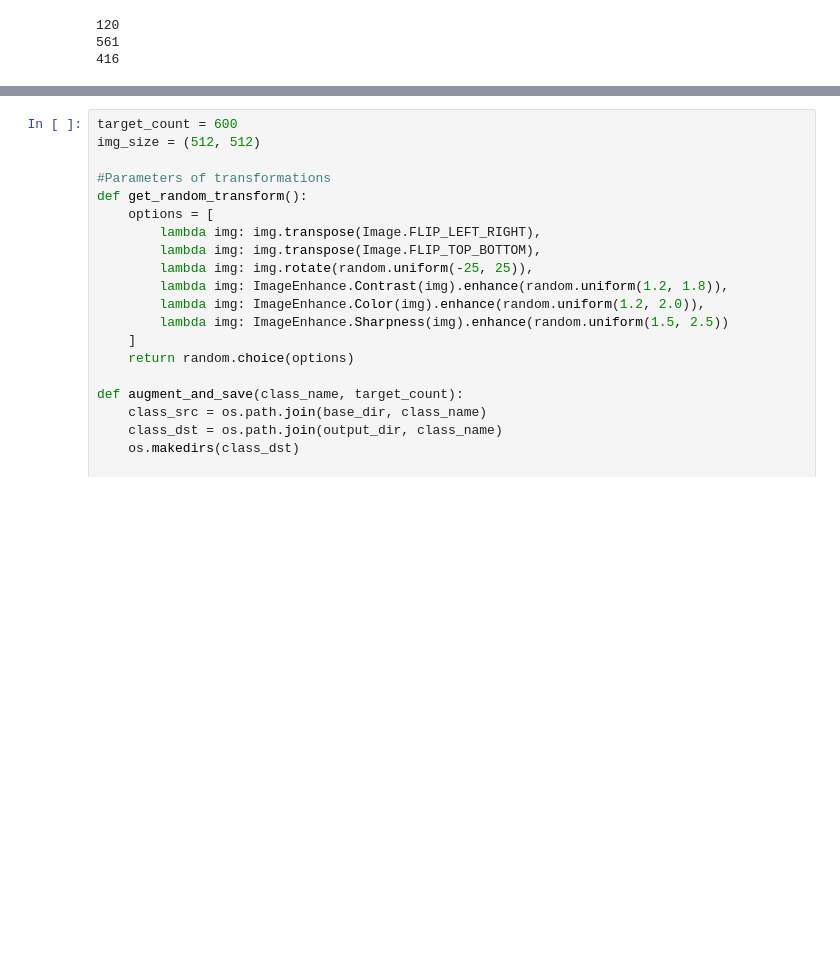
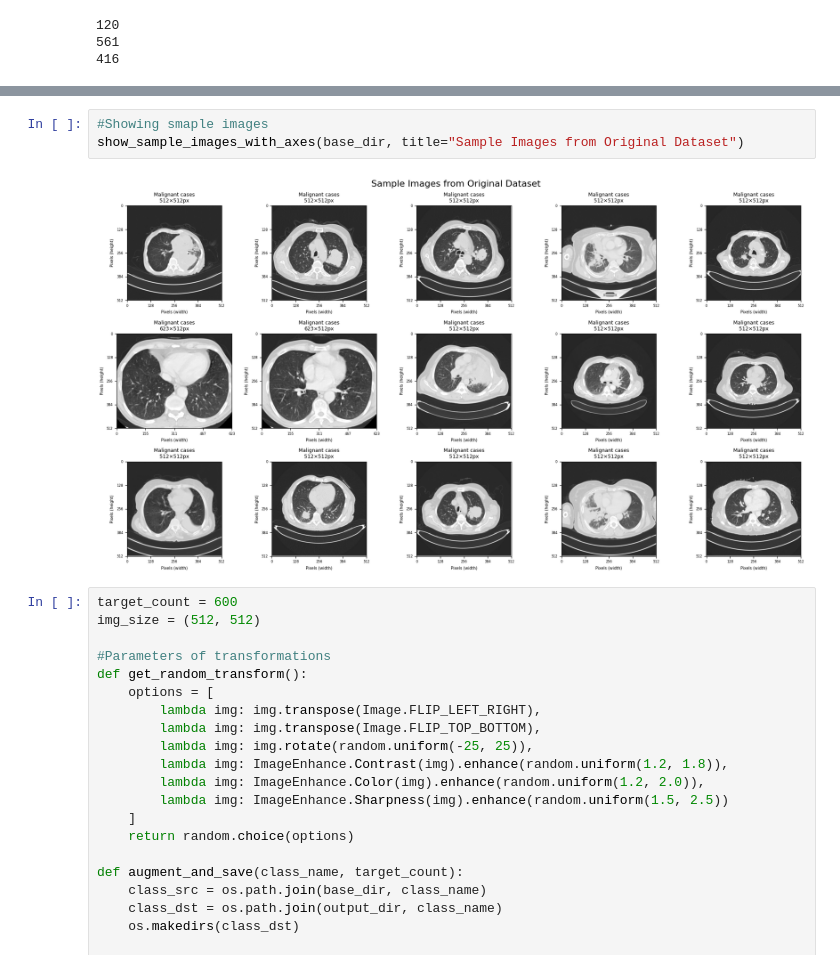
Before and after one commit to tasaufmim/lungCancer3modelsCompare, a Jupyter notebook: LungCancerVGG16ResNet50VGG19Rev.ipynb, the cells around one changed output, grey strips where cells are left out. Saved outputs shown, nothing was run; the diff lists cells and outputs as text; blank space fills up the shorter version.

```diff
--- a/LungCancerVGG16ResNet50VGG19Rev.ipynb
+++ b/LungCancerVGG16ResNet50VGG19Rev.ipynb
@@ -88,3 +132,8 @@ os.makedirs(output_dir)
+# %%
+#Showing smaple images
+show_sample_images_with_axes(base_dir, title="Sample Images from Original Dataset")
+# %% [output]
+[figure, added]
 # %%
 target_count = 600
 img_size = (512, 512)
```
Also changed, not shown: parts of 25 cells of this notebook.
